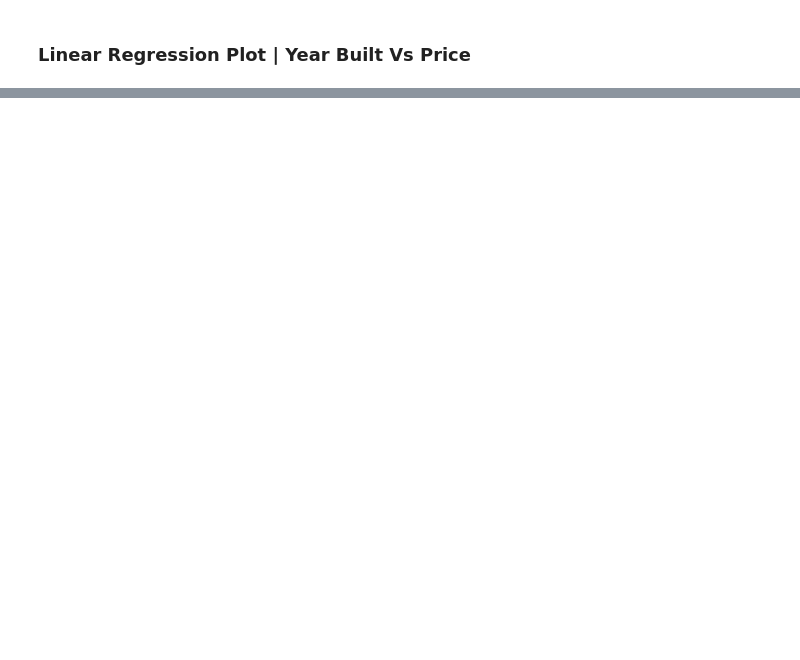
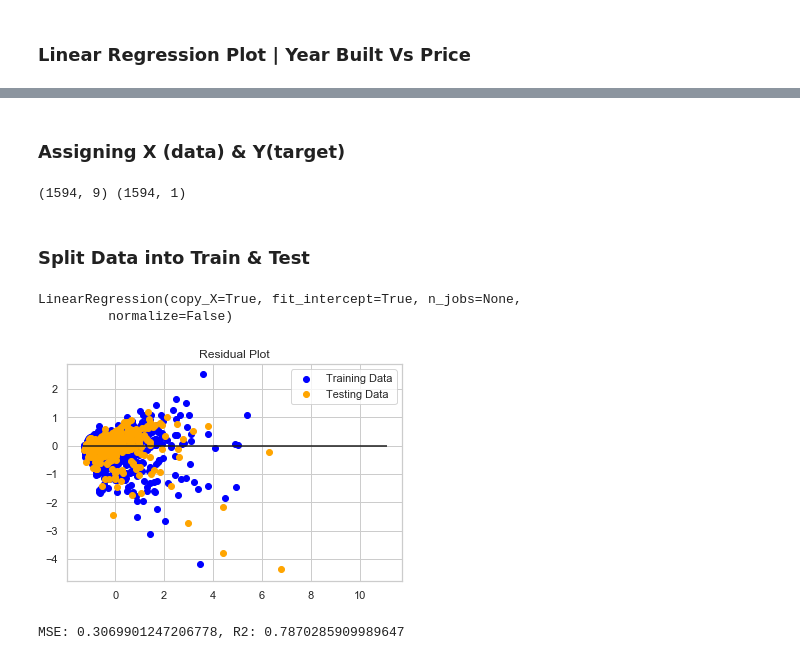
Before and after one commit to SagiNandKishore/housing-analysis, a Jupyter notebook: HousingPrices_Statistics_and_Correlation_RegressionPlots.ipynb, the cells around one changed output, grey strips where cells are left out. Saved outputs shown, nothing was run; the diff lists cells and outputs as text; code cells hidden in the pictures; blank space fills up the shorter version.

```diff
--- a/HousingPrices_Statistics_and_Correlation_RegressionPlots.ipynb
+++ b/HousingPrices_Statistics_and_Correlation_RegressionPlots.ipynb
@@ -326,0 +314,22 @@ n1
+# %% [markdown]
+### Assigning X (data) & Y(target)
+# %%
+# Assign X (data) and y (target)
+
+### BEGIN SOLUTION
+X = rdc_data[['bathrooms','bedrooms','finishedSqFt','lastSoldPrice','latitude','longitude','lotSizeSqFt','taxAssessment','yearBuilt']]
+y = rdc_data["zestimate"].values.reshape(-1, 1)
+print(X.shape, y.shape)
+### END SOLUTION
+# %% [output]
+(1594, 9) (1594, 1)
+# %% [markdown]
+### Split Data into Train & Test
+# %%
+# Split the data into training and testing
+
+### BEGIN SOLUTION
+from sklearn.model_selection import train_test_split
+
+X_train, X_test, y_train, y_test = train_test_split(X, y, random_state=42)
+### END SOLUTION
@@ -326,0 +345,55 @@ n1
+# %%
+# Transform the training and testing data using the X_scaler and y_scaler models
+
+### BEGIN SOLUTION
+X_train_scaled = X_scaler.transform(X_train)
+X_test_scaled = X_scaler.transform(X_test)
+y_train_scaled = y_scaler.transform(y_train)
+y_test_scaled = y_scaler.transform(y_test)
+### END SOLUTION
+# %%
+X_train_scaled[:] = np.nan_to_num(X_train_scaled)
+y_train_scaled[:] = np.nan_to_num(y_train_scaled)
+X_test_scaled[:] = np.nan_to_num(X_test_scaled)
+y_test_scaled[:] = np.nan_to_num(y_test_scaled)
+# %%
+# Create a LinearRegression model and fit it to the scaled training data
+
+### BEGIN SOLUTION
+from sklearn.linear_model import LinearRegression
+model = LinearRegression()
+model.fit(X_train_scaled, y_train_scaled)
+### END SOLUTION
+# %% [output]
+LinearRegression(copy_X=True, fit_intercept=True, n_jobs=None,
+         normalize=False)
+# %%
+# Make predictions using the X_test_scaled data
+# Plot y_test_scaled vs y_test_scaled
+# Scatter plot y_test_scaled vs predictions
+
+### BEGIN SOLUTION
+predictions = model.predict(X_test_scaled)
+model.fit(X_train_scaled, y_train_scaled)
+plt.scatter(model.predict(X_train_scaled), model.predict(X_train_scaled) - y_train_scaled, c="blue", label="Training Data")
+plt.scatter(model.predict(X_test_scaled), model.predict(X_test_scaled) - y_test_scaled, c="orange", label="Testing Data")
+plt.legend()
+plt.hlines(y=0, xmin=y_test_scaled.min(), xmax=y_test_scaled.max())
+plt.title("Residual Plot")
+plt.show()
+### END SOLUTION
+# %% [output]
+[figure, added]
+# %%
+# Used X_test_scaled, y_test_scaled, and model.predict(X_test_scaled) to calculate MSE and R2
+
+### BEGIN SOLUTION
+from sklearn.metrics import mean_squared_error
+
+MSE = mean_squared_error(y_test_scaled, predictions)
+r2 = model.score(X_test_scaled, y_test_scaled)
+### END SOLUTION
+
+print(f"MSE: {MSE}, R2: {r2}")
+# %% [output]
+MSE: 0.3069901247206778, R2: 0.7870285909989647
```
Also changed, not shown: parts of 24 cells of this notebook, 15 other files.
